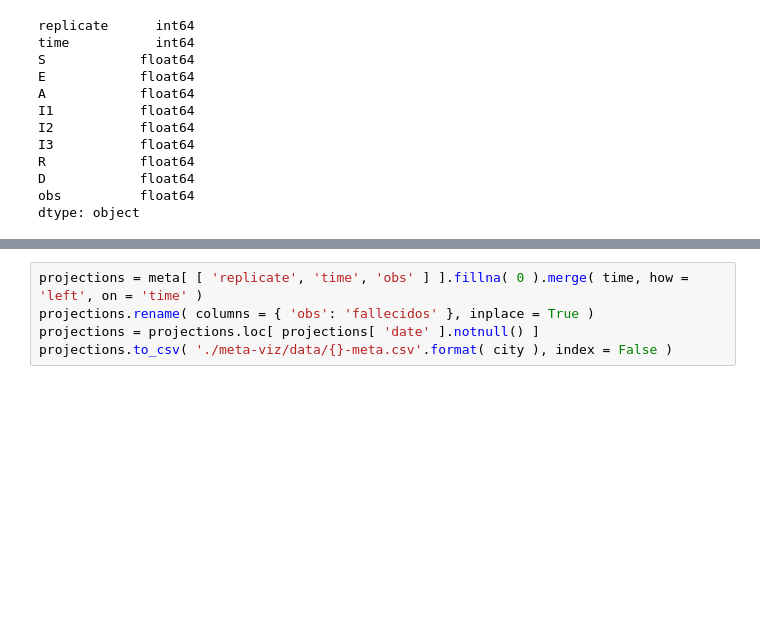
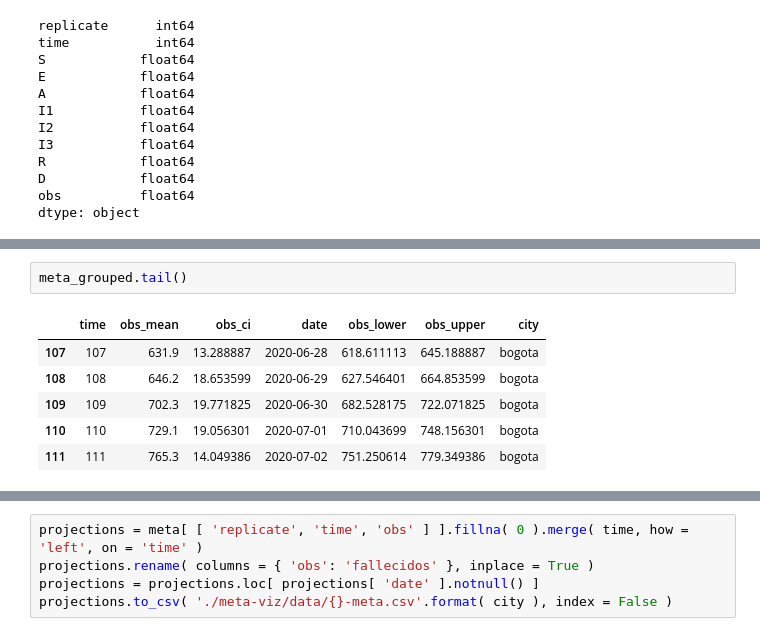
Before and after one commit to andrespd1/siscovid, a Jupyter notebook: Meta.ipynb, the cells around one changed output, grey strips where cells are left out. Cells and saved outputs as stored; diff of their text form; blank space fills up the shorter version.

```diff
--- a/Meta.ipynb
+++ b/Meta.ipynb
@@ -82,0 +107,9 @@ meta.head( 20 )
+# %%
+meta_grouped.tail()
+# %% [output]
+|  | time | obs_mean | obs_ci | date | obs_lower | obs_upper | city |
+| 107 | 107 | 631.9 | 13.288887 | 2020-06-28 | 618.611113 | 645.188887 | bogota |
+| 108 | 108 | 646.2 | 18.653599 | 2020-06-29 | 627.546401 | 664.853599 | bogota |
+| 109 | 109 | 702.3 | 19.771825 | 2020-06-30 | 682.528175 | 722.071825 | bogota |
+| 110 | 110 | 729.1 | 19.056301 | 2020-07-01 | 710.043699 | 748.156301 | bogota |
+| 111 | 111 | 765.3 | 14.049386 | 2020-07-02 | 751.250614 | 779.349386 | bogota |
```
Also changed, not shown: parts of 16 cells of this notebook, 17 other files.
